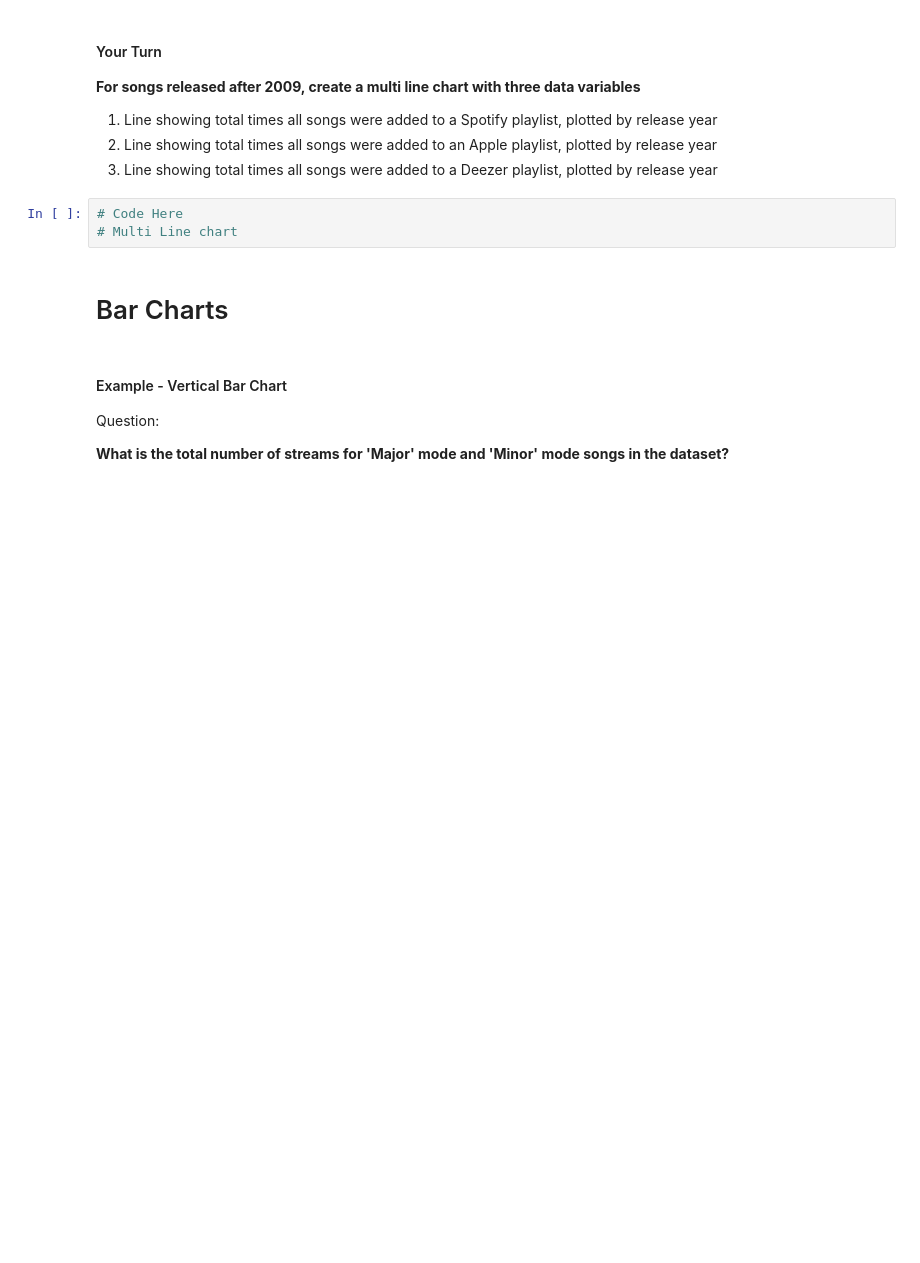
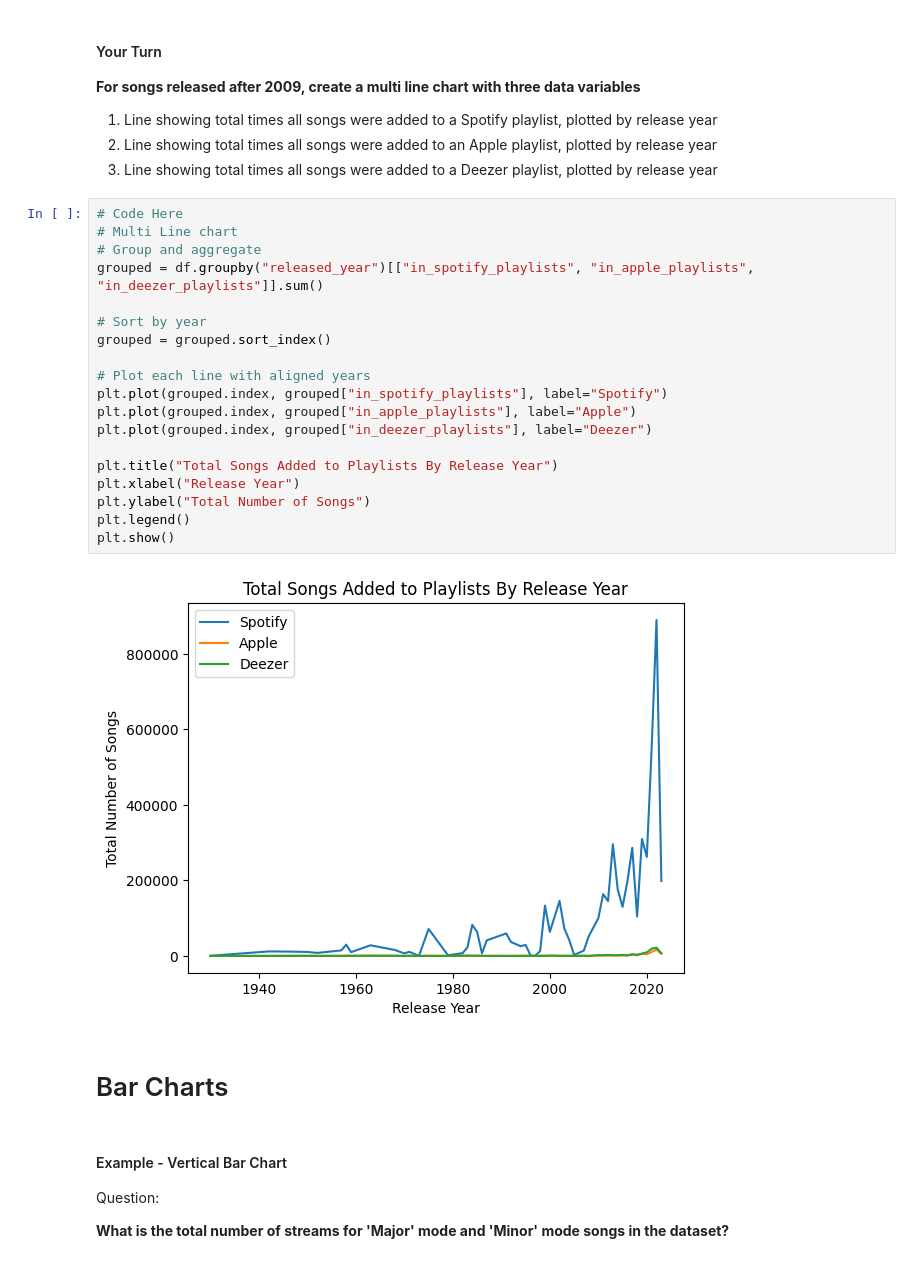
Before and after one commit to ornelagolloshi25/data-analysis-projects-class-19-and-20, a Jupyter notebook: class-19/exercises/data-viz-exercises.ipynb, the cells around one changed output. Drawn from its saved outputs; the diff is of its cells as text; blank space fills up the shorter version.

```diff
--- a/class-19/exercises/data-viz-exercises.ipynb
+++ b/class-19/exercises/data-viz-exercises.ipynb
@@ -139,9 +156,27 @@ plt.legend()
 1. Line showing total times all songs were added to a Spotify playlist, plotted by release year
 1. Line showing total times all songs were added to an Apple playlist, plotted by release year
 1. Line showing total times all songs were added to a Deezer playlist, plotted by release year
-# %%
-# Code Here
-# Multi Line chart
+# %%
+# Code Here
+# Multi Line chart
+# Group and aggregate
+grouped = df.groupby("released_year")[["in_spotify_playlists", "in_apple_playlists", "in_deezer_playlists"]].sum()
+
+# Sort by year
+grouped = grouped.sort_index()
+
+# Plot each line with aligned years
+plt.plot(grouped.index, grouped["in_spotify_playlists"], label="Spotify")
+plt.plot(grouped.index, grouped["in_apple_playlists"], label="Apple")
+plt.plot(grouped.index, grouped["in_deezer_playlists"], label="Deezer")
+
+plt.title("Total Songs Added to Playlists By Release Year")
+plt.xlabel("Release Year")
+plt.ylabel("Total Number of Songs")
+plt.legend()
+plt.show()
+# %% [output]
+[figure, added]
 # %% [markdown]
 # Bar Charts
 # %% [markdown]
```
Also changed, not shown: parts of 21 cells of this notebook.
